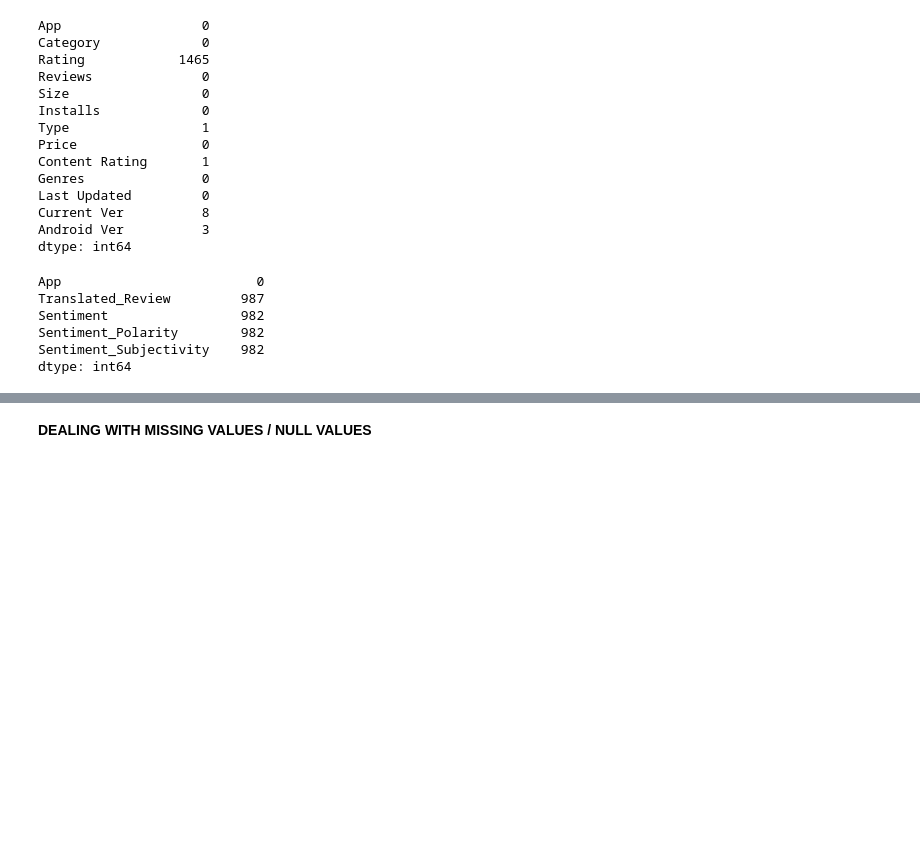
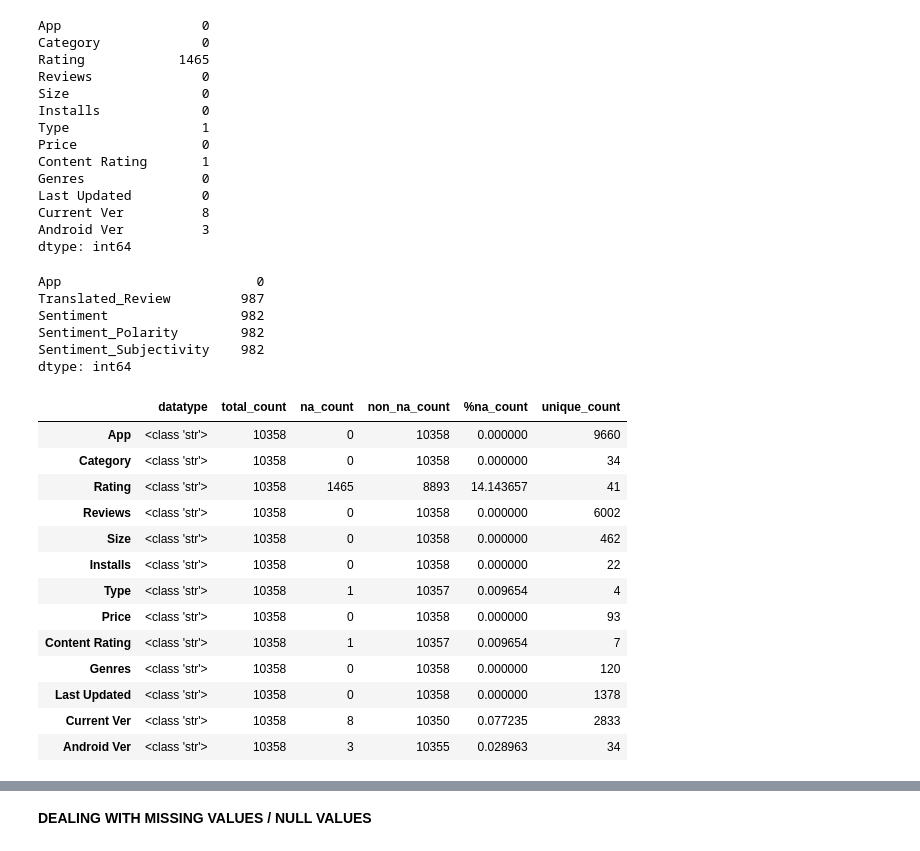
Before and after one commit to naghma28/PlayStoreAppReviewAnalysis, a Jupyter notebook: PlayStoreAppReviewAnalysis.ipynb, the cells around one changed output, grey strips where cells are left out. Drawn from its saved outputs; the diff is of its cells as text; code cells hidden in the pictures; blank space fills up the shorter version.

```diff
--- a/PlayStoreAppReviewAnalysis.ipynb
+++ b/PlayStoreAppReviewAnalysis.ipynb
@@ -241,3 +243,32 @@ Sentiment                 982
 Sentiment_Polarity        982
 Sentiment_Subjectivity    982
 dtype: int64
+# %%
+# defining the function to create summarized dataframe
+
+def get_info(df):
+  col_df = pd.DataFrame(index = df.columns, columns = ["datatype", "total_count", "na_count", "non_na_count", "%na_count", "unique_count"])
+  col_df["datatype"] = [type(i) for i in list(df.columns)]
+  col_df["total_count"] = [len(df[i]) for i in list(df.columns)]
+  col_df["na_count"] = [df[i].isnull().sum() for i in list(df.columns)]
+  col_df["non_na_count"] = [(~df[i].isnull()).sum() for i in list(df.columns)]
+  col_df["%na_count"] = [((df[i].isnull().sum())/len(df[i]))*100 for i in list(df.columns)]
+  col_df["unique_count"] = [len(df[i].unique()) for i in list(df.columns)]
+  return col_df
+# %%
+get_info(mydata)
+# %% [output]
+|  | datatype | total_count | na_count | non_na_count | %na_count | unique_count |
+| App | <class 'str'> | 10358 | 0 | 10358 | 0.000000 | 9660 |
+| Category | <class 'str'> | 10358 | 0 | 10358 | 0.000000 | 34 |
+| Rating | <class 'str'> | 10358 | 1465 | 8893 | 14.143657 | 41 |
+| Reviews | <class 'str'> | 10358 | 0 | 10358 | 0.000000 | 6002 |
+| Size | <class 'str'> | 10358 | 0 | 10358 | 0.000000 | 462 |
+| Installs | <class 'str'> | 10358 | 0 | 10358 | 0.000000 | 22 |
+| Type | <class 'str'> | 10358 | 1 | 10357 | 0.009654 | 4 |
+| Price | <class 'str'> | 10358 | 0 | 10358 | 0.000000 | 93 |
+| Content Rating | <class 'str'> | 10358 | 1 | 10357 | 0.009654 | 7 |
+| Genres | <class 'str'> | 10358 | 0 | 10358 | 0.000000 | 120 |
+| Last Updated | <class 'str'> | 10358 | 0 | 10358 | 0.000000 | 1378 |
+| Current Ver | <class 'str'> | 10358 | 8 | 10350 | 0.077235 | 2833 |
+| Android Ver | <class 'str'> | 10358 | 3 | 10355 | 0.028963 | 34 |
```
Also changed, not shown: parts of 15 cells of this notebook.
